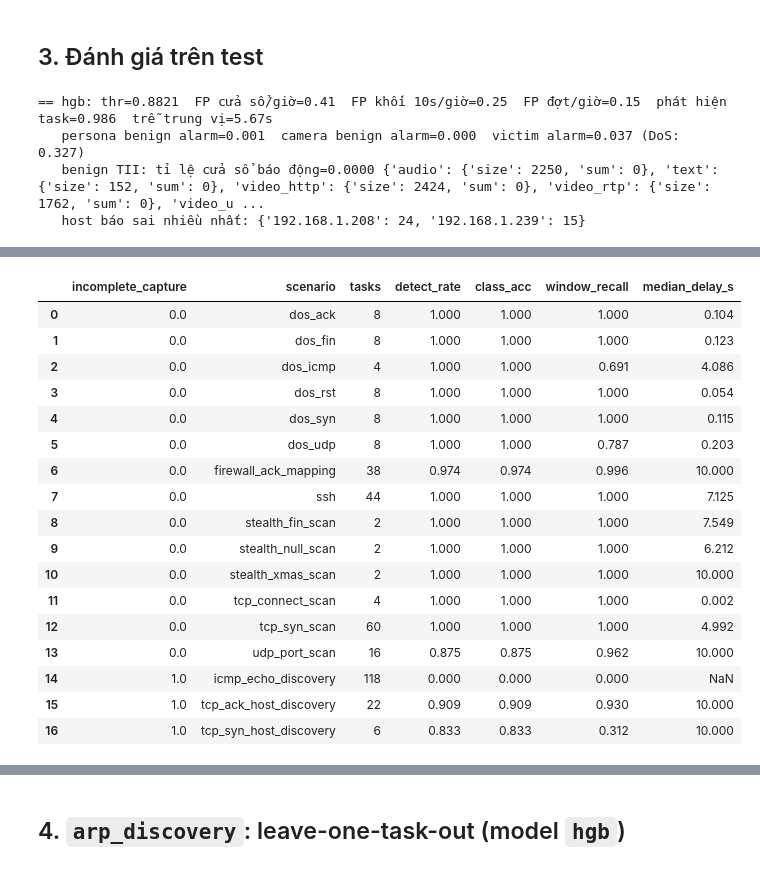
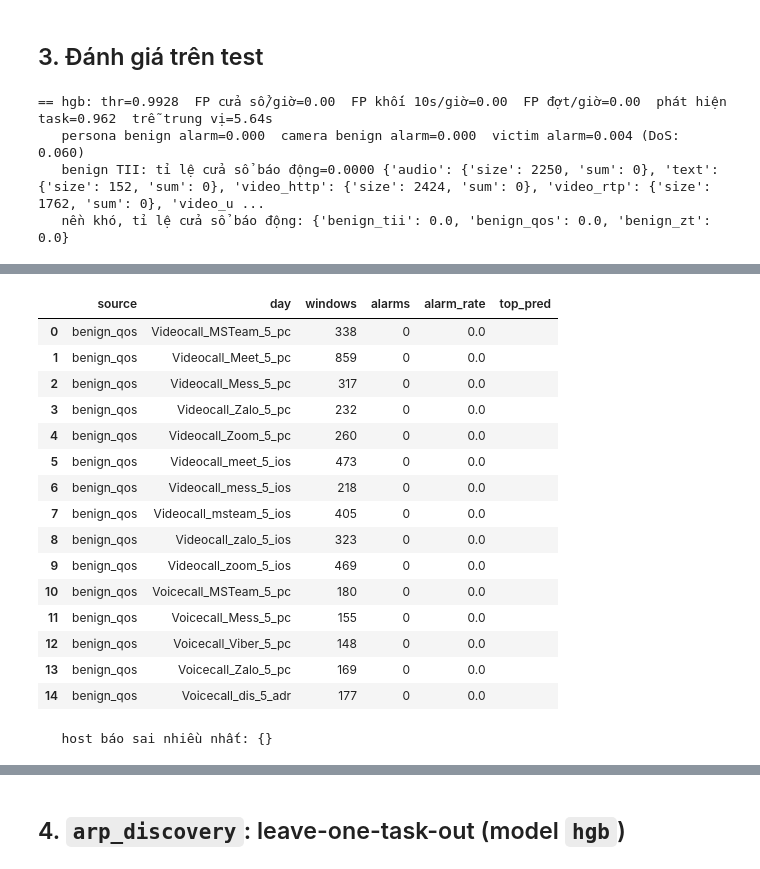
Before and after one commit to DucAnhVu-15/03.BruteForce_-_Recon, a Jupyter notebook: Code/train/04b_train_eval_packet_windows.ipynb, the cells around one changed output, grey strips where cells are left out. Drawn from its saved outputs; the diff is of its cells as text; code cells hidden in the pictures.

```diff
--- a/Code/train/04b_train_eval_packet_windows.ipynb
+++ b/Code/train/04b_train_eval_packet_windows.ipynb
@@ -156,16 +169,31 @@ def score(m, df):
     return 1 - p[:, 0], np.array(CLASSES[1:])[p[:, 1:].argmax(axis=1)]
 
 
-def pick_threshold(scores_benign, hrs, target):
-    k = int(np.floor(target * hrs))  # số cửa sổ báo động sai cho phép
-    s = np.sort(scores_benign)[::-1]
-    return float(np.nextafter(s[k], 1)) if k < len(s) else 0.0
+def pick_threshold(bdf, scores, hrs, target):
+    """Ngưỡng thấp nhất (≥ 0,05) sao cho số đợt báo động sai trên nền val ≤ target × giờ; đợt = cùng (ngày, host),
+    các cửa sổ báo động cách nhau ≤ EPISODE_GAP_S. Ngưỡng đặt cách điểm cửa sổ đầu tiên bị loại ≤ 1e-4 (không quá nửa
+    khoảng tới điểm kế trên) để ONNX/router tính float32 không lật quyết định."""
+    k = int(np.floor(target * hrs))
+    d = bdf[['day', 'host', 't_end']].assign(s=scores)
+    d = d[d['s'] >= 0.05].sort_values(['day', 'host', 't_end'])
+
+    def n_ep(t):
+        x = d[d['s'] >= t]
+        return int((x.groupby(['day', 'host'])['t_end'].diff().fillna(np.inf) > EPISODE_GAP_S).sum())
+
+    prev = 1.0
+    for c in np.sort(d['s'].unique())[::-1]:
+        if n_ep(c) > k:
+            return float(c + min(1e-4, (prev - c) / 2))
+        prev = c
+    return 0.05
 
 
 thr = {}
 for name, m in fitted.items():
     v = data['val']
-    sc, _ = score(m, v[v['source'] == 'benign_day'])
-    thr[name] = pick_threshold(sc, hours['val'], TARGET_FP_PER_HOUR)
+    vb = v[v['source'] == 'benign_day']
+    sc, _ = score(m, vb)
+    thr[name] = pick_threshold(vb, sc, hours['val'], TARGET_FP_EPISODES_PER_HOUR)
 thr
 # %% [output]
@@ -195,6 +223,14 @@ def evaluate(name, m, df, hrs):
     tb = d[d['source'] == 'benign_tii']  # nền khó: video/audio/text TII, cùng cặp máy với DoS
     res['tii_benign_alarm_rate'] = tb['alarm'].mean()
     res['tii_benign_alarm_by_part'] = tb.groupby('day')['alarm'].agg(['size', 'sum']).to_dict('index')
+    # mọi nguồn nền khó: tỉ lệ cửa sổ báo động theo nguồn, loại traffic (scenario: qos_<nhóm>, zerotier) và file (day)
+    hb = d[d['source'].isin(HARD_SOURCES)].assign(scenario=lambda x: x['scenario'].fillna(''))
+    res['hard_alarm_rate'] = {s: hb.loc[hb['source'] == s, 'alarm'].mean() for s in HARD_SOURCES}
+    agg = dict(windows=('alarm', 'size'), alarms=('alarm', 'sum'), alarm_rate=('alarm', 'mean'),
+               top_pred=('pred', lambda p: p[p != 'benign'].mode().iat[0] if (p != 'benign').any() else ''))
+    res['hard_by_scenario'] = hb.groupby(['source', 'scenario']).agg(**agg).reset_index()
+    res['hard_by_part'] = (hb.groupby(['source', 'day']).agg(**agg).reset_index()
+                           .sort_values(['alarms', 'alarm_rate'], ascending=False, ignore_index=True))
 
     att = d[d['label'].isin(CLASSES[1:])]
     per_task = att.groupby('sample_id').apply(lambda g: pd.Series({
@@ -228,11 +264,14 @@ for name, m in fitted.items():
     print(f"   persona benign alarm={r['persona_benign_alarm_rate']:.3f}  camera benign alarm={r['target_benign_alarm_rate']:.3f}  "
           f"victim alarm={r['victim_alarm_rate']:.3f} (DoS: {r['victim_alarm_rate_dos']:.3f})")
     print(f"   benign TII: tỉ lệ cửa sổ báo động={r['tii_benign_alarm_rate']:.4f}", r['tii_benign_alarm_by_part'])
+    print('   nền khó, tỉ lệ cửa sổ báo động:', {s: round(v, 4) for s, v in r['hard_alarm_rate'].items()})
+    display(r['hard_by_scenario'].round(4))
+    display(r['hard_by_part'].head(15).round(4))
     print('   host báo sai nhiều nhất:', r['fp_hosts'])
     display(r['cm'])
     display(results[name][2].round(3))
 # %% [output]
-== hgb: thr=0.8821  FP cửa sổ/giờ=0.41  FP khối 10s/giờ=0.25  FP đợt/giờ=0.15  phát hiện task=0.986  trễ trung vị=5.67s
-   persona benign alarm=0.001  camera benign alarm=0.000  victim alarm=0.037 (DoS: 0.327)
+== hgb: thr=0.9928  FP cửa sổ/giờ=0.00  FP khối 10s/giờ=0.00  FP đợt/giờ=0.00  phát hiện task=0.962  trễ trung vị=5.64s
+   persona benign alarm=0.000  camera benign alarm=0.000  victim alarm=0.004 (DoS: 0.060)
    benign TII: tỉ lệ cửa sổ báo động=0.0000 {'audio': {'size': 2250, 'sum': 0}, 'text': {'size': 152, 'sum': 0}, 'video_http': {'size': 2424, 'sum': 0}, 'video_rtp': {'size': 1762, 'sum': 0}, 'video_u ...
-   host báo sai nhiều nhất: {'192.168.1.208': 24, '192.168.1.239': 15}
+   nền khó, tỉ lệ cửa sổ báo động: {'benign_tii': 0.0, 'benign_qos': 0.0, 'benign_zt': 0.0}
@@ -244,18 +288,17 @@ for name, m in fitted.items():
-|  | incomplete_capture | scenario | tasks | detect_rate | class_acc | window_recall | median_delay_s |
-| 0 | 0.0 | dos_ack | 8 | 1.000 | 1.000 | 1.000 | 0.104 |
-| 1 | 0.0 | dos_fin | 8 | 1.000 | 1.000 | 1.000 | 0.123 |
-| 2 | 0.0 | dos_icmp | 4 | 1.000 | 1.000 | 0.691 | 4.086 |
-| 3 | 0.0 | dos_rst | 8 | 1.000 | 1.000 | 1.000 | 0.054 |
-| 4 | 0.0 | dos_syn | 8 | 1.000 | 1.000 | 1.000 | 0.115 |
-| 5 | 0.0 | dos_udp | 8 | 1.000 | 1.000 | 0.787 | 0.203 |
-| 6 | 0.0 | firewall_ack_mapping | 38 | 0.974 | 0.974 | 0.996 | 10.000 |
-| 7 | 0.0 | ssh | 44 | 1.000 | 1.000 | 1.000 | 7.125 |
-| 8 | 0.0 | stealth_fin_scan | 2 | 1.000 | 1.000 | 1.000 | 7.549 |
-| 9 | 0.0 | stealth_null_scan | 2 | 1.000 | 1.000 | 1.000 | 6.212 |
-| 10 | 0.0 | stealth_xmas_scan | 2 | 1.000 | 1.000 | 1.000 | 10.000 |
-| 11 | 0.0 | tcp_connect_scan | 4 | 1.000 | 1.000 | 1.000 | 0.002 |
-| 12 | 0.0 | tcp_syn_scan | 60 | 1.000 | 1.000 | 1.000 | 4.992 |
-| 13 | 0.0 | udp_port_scan | 16 | 0.875 | 0.875 | 0.962 | 10.000 |
-| 14 | 1.0 | icmp_echo_discovery | 118 | 0.000 | 0.000 | 0.000 | NaN |
-| 15 | 1.0 | tcp_ack_host_discovery | 22 | 0.909 | 0.909 | 0.930 | 10.000 |
-| 16 | 1.0 | tcp_syn_host_discovery | 6 | 0.833 | 0.833 | 0.312 | 10.000 |
+|  | source | day | windows | alarms | alarm_rate | top_pred |
+| 0 | benign_qos | Videocall_MSTeam_5_pc | 338 | 0 | 0.0 |  |
+| 1 | benign_qos | Videocall_Meet_5_pc | 859 | 0 | 0.0 |  |
+| 2 | benign_qos | Videocall_Mess_5_pc | 317 | 0 | 0.0 |  |
+| 3 | benign_qos | Videocall_Zalo_5_pc | 232 | 0 | 0.0 |  |
+| 4 | benign_qos | Videocall_Zoom_5_pc | 260 | 0 | 0.0 |  |
+| 5 | benign_qos | Videocall_meet_5_ios | 473 | 0 | 0.0 |  |
+| 6 | benign_qos | Videocall_mess_5_ios | 218 | 0 | 0.0 |  |
+| 7 | benign_qos | Videocall_msteam_5_ios | 405 | 0 | 0.0 |  |
+| 8 | benign_qos | Videocall_zalo_5_ios | 323 | 0 | 0.0 |  |
+| 9 | benign_qos | Videocall_zoom_5_ios | 469 | 0 | 0.0 |  |
+| 10 | benign_qos | Voicecall_MSTeam_5_pc | 180 | 0 | 0.0 |  |
+| 11 | benign_qos | Voicecall_Mess_5_pc | 155 | 0 | 0.0 |  |
+| 12 | benign_qos | Voicecall_Viber_5_pc | 148 | 0 | 0.0 |  |
+| 13 | benign_qos | Voicecall_Zalo_5_pc | 169 | 0 | 0.0 |  |
+| 14 | benign_qos | Voicecall_dis_5_adr | 177 | 0 | 0.0 |  |
+   host báo sai nhiều nhất: {}
```
Also changed, not shown: parts of 11 cells of this notebook, 8 other files.
